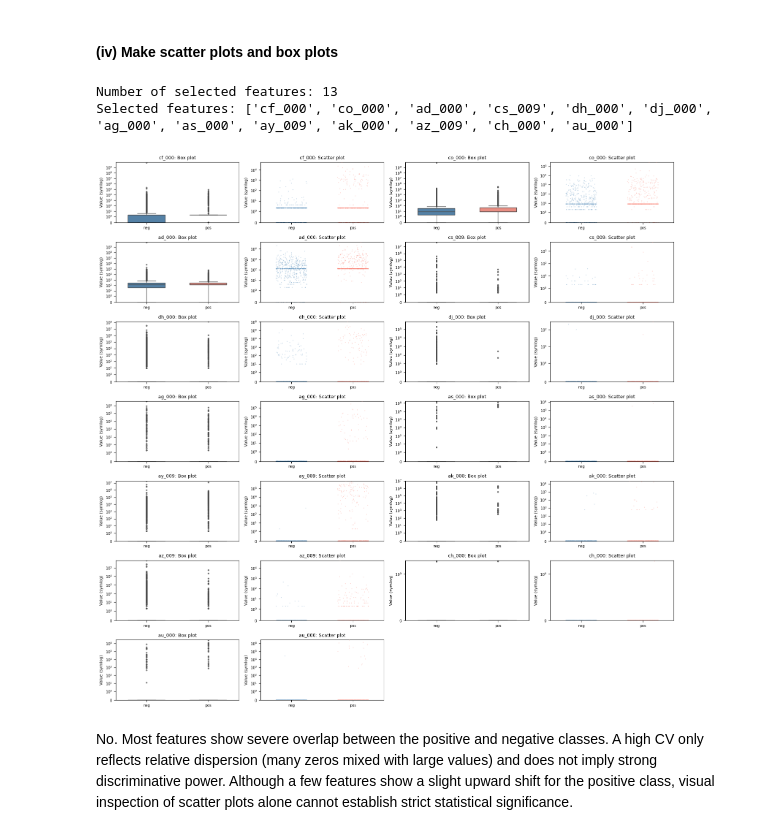
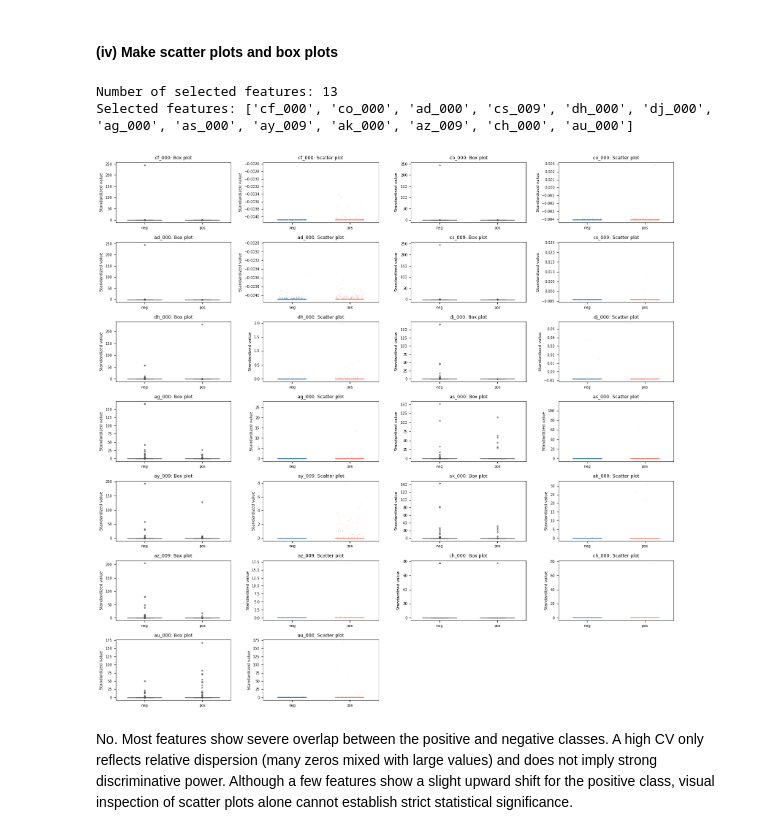
Before and after one commit to jialegong/Homework-6, a Jupyter notebook: Gong_Jiale_HW6.ipynb, the cells around one changed output. Saved outputs shown, nothing was run; the diff lists cells and outputs as text; code cells hidden in the pictures.

```diff
--- a/Gong_Jiale_HW6.ipynb
+++ b/Gong_Jiale_HW6.ipynb
@@ -162,12 +169,20 @@ Correlation matrix shape: (169, 169)
 # %% [markdown]
 #### (iv) Make scatter plots and box plots
 # %%
+scaler = StandardScaler()
+X_train_std = pd.DataFrame(
+    scaler.fit_transform(X_train),
+    columns=X_train.columns,
+    index=X_train.index
+)
+
 n_features = int(np.sqrt(X_train.shape[1]))
 top_features = cv.dropna().nlargest(n_features).index.tolist()
+
 print("Number of selected features:", len(top_features))
 print("Selected features:", top_features)
 
-df_vis = X_train[top_features].copy()
+df_vis = X_train_std[top_features].copy()
 df_vis["class"] = y_train.map({0: "neg", 1: "pos"})
 
 df_plot = pd.concat([
@@ -177,11 +192,13 @@ df_plot = pd.concat([
 
 palette = {"neg": "steelblue", "pos": "salmon"}
 class_order = ["neg", "pos"]
+
 nrows = int(np.ceil(n_features / 2))
 fig, axes = plt.subplots(
     nrows, 4,
     figsize=(16, 2.2 * nrows)
 )
+
 for idx, feature in enumerate(top_features):
     row = idx // 2
     col = (idx % 2) * 2
@@ -201,49 +218,46 @@ for idx, feature in enumerate(top_features):
         ax=ax_box
     )
 
-    ax_box.set_yscale("symlog", linthresh=1)
-    ax_box.set_ylim(bottom=0)
     ax_box.set_title(f"{feature}: Box plot", fontsize=9)
     ax_box.set_xlabel("")
-    ax_box.set_ylabel("Value (symlog)", fontsize=8)
+    ax_box.set_ylabel("Standardized value", fontsize=8)
     ax_box.tick_params(labelsize=7)
-
     ax_scatter = axes[row, col + 1]
 
     sns.stripplot(
         data=df_plot,
         x="class",
         y=feature,
         hue="class",
         order=class_order,
         hue_order=class_order,
         palette=palette,
         legend=False,
         jitter=0.25,
         size=1.5,
         alpha=0.35,
         ax=ax_scatter
     )
 
-    ax_scatter.set_yscale("symlog", linthresh=1)
-    ax_scatter.set_ylim(bottom=0)
-    ax_scatter.set_title(f"{feature}: Scatter plot", fontsize=9)
+    ax_scatter.set_title(
+        f"{feature}: Scatter plot", fontsize=9
+    )
     ax_scatter.set_xlabel("")
-    ax_scatter.set_ylabel("Value (symlog)", fontsize=8)
+    ax_scatter.set_ylabel("Standardized value", fontsize=8)
     ax_scatter.tick_params(labelsize=7)
 
 for idx in range(n_features, nrows * 2):
     row = idx // 2
     col = (idx % 2) * 2
     axes[row, col].axis("off")
     axes[row, col + 1].axis("off")
 
 plt.tight_layout()
 plt.show()
 # %% [output]
 Number of selected features: 13
 Selected features: ['cf_000', 'co_000', 'ad_000', 'cs_009', 'dh_000', 'dj_000', 'ag_000', 'as_000', 'ay_009', 'ak_000', 'az_009', 'ch_000', 'au_000']
-[figure, old version]
+[figure, new version]
 # %% [markdown]
 No. Most features show severe overlap between the positive and negative classes. A high CV only reflects relative dispersion (many zeros mixed with large values) and does not imply strong discriminative power. Although a few features show a slight upward shift for the positive class, visual inspection of scatter plots alone cannot establish strict statistical significance.
 # %% [markdown]
```
Also changed, not shown: parts of 2 cells of this notebook.
